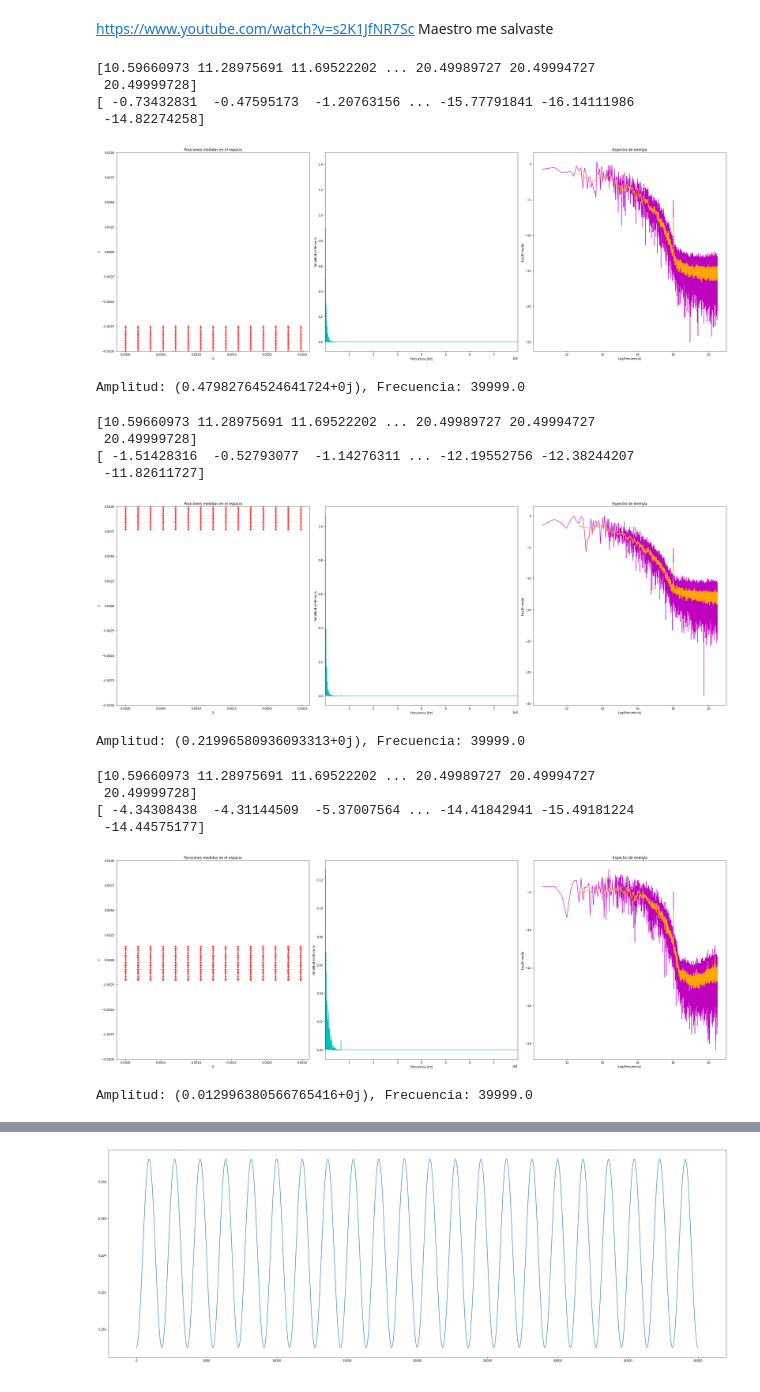
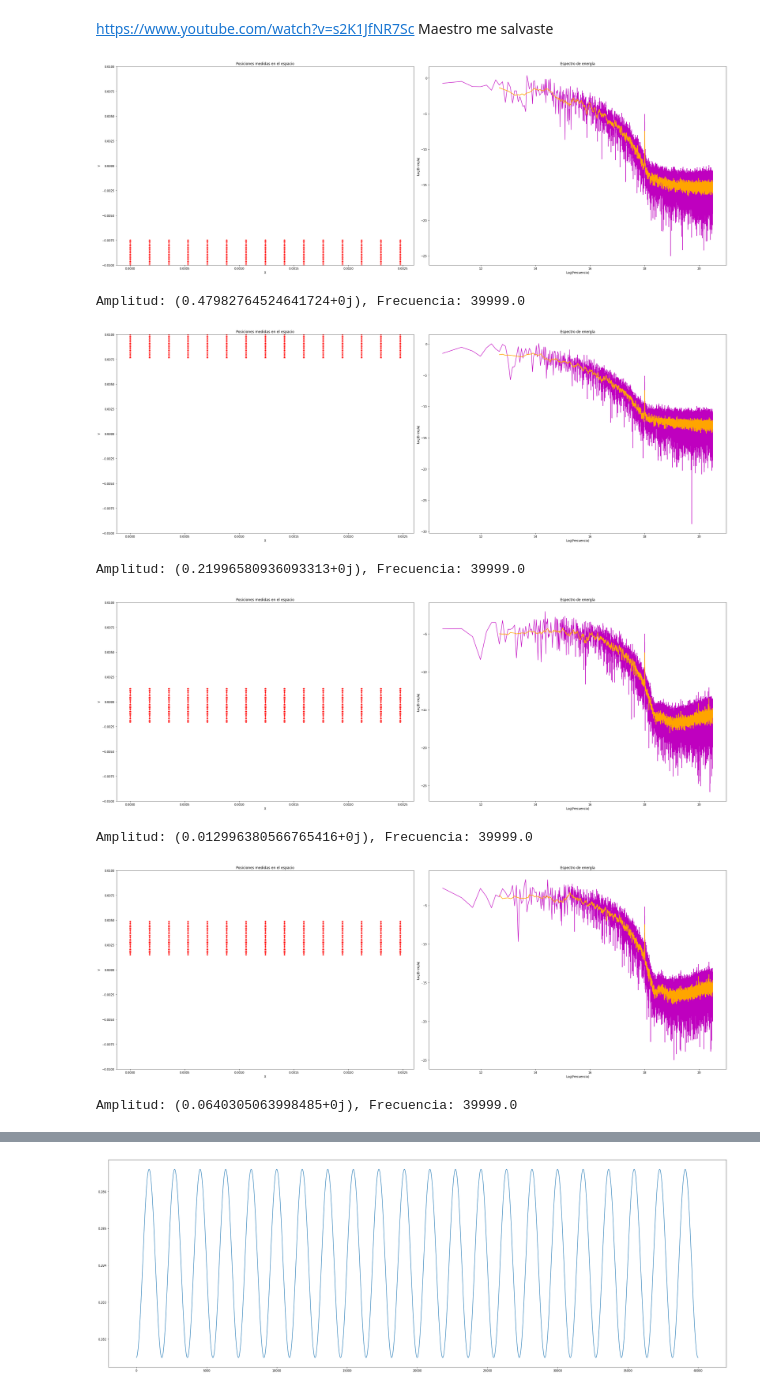
Before and after one commit to AlonsoEspinoza8/Proyecto-ICH1104, a Jupyter notebook: proyecto.ipynb, the cells around one changed output, grey strips where cells are left out. Saved outputs shown, nothing was run; the diff lists cells and outputs as text; code cells hidden in the pictures.

```diff
--- a/proyecto.ipynb
+++ b/proyecto.ipynb
@@ -330,15 +355,14 @@ https://www.youtube.com/watch?v=s2K1JfNR7Sc Maestro me salvaste
 def fourier_transform(zone):
     # upper y lower me definirán las zonas donde tenemos que estar
 
-    if zone == "pared inferior":
-        upper = 115
-        lower = 115 - 15
-    elif zone == "pared superior":
-        upper = 15
-        lower = 0
-    elif zone == "medio":
-        upper = 70
-        lower = 50
+    zonas = {"pared inferior": (115-15, 115),
+             "pared superior": (0, 15),
+             "medio": (50, 70),
+             "intermedio superior": (30, 50),
+             "intermedio inferior": (80, 100),
+             "todo espacio": (0, 115)}
+
+    lower, upper = zonas[zone][0], zonas[zone][1]
 
     # Tenemos que crear submatrices de las matrices x e y
     sub_y = y[lower:upper]
@@ -354,69 +378,53 @@ def fourier_transform(zone):
 
     # Ahora hay que calcular la transformada de Fourier
 
     f = vel
     n = len(vel)
     dt = 1/39999
     fhat = np.fft.fft(f, n)
     psd = fhat * np.conj(fhat) / n # Amplitud
     freq = (1/dt) * np.arange(n) # Frecuencia
     L = np.arange(1, np.floor(n/2), dtype="int")
 
     # Graficar la transformada de Fourier y la zona en la cual la estamos calculando
 
-    fig, ax = plt.subplots(1, 3)
+    fig, ax = plt.subplots(1, 2)
 
     ax[0].plot(sub_x, sub_y,'r*')
     ax[0].set_title("Posiciones medidas en el espacio")
     ax[0].set_xlabel("X")
     ax[0].set_ylabel("Y")
     ax[0].set_ylim(-0.01, 0.01)
 
-    ax[1].plot(freq[L], psd[L], color="c")
-    ax[1].set_xlabel("Frecuencia [Hz]")
-    ax[1].set_ylabel("Amplitud de Energía")
-    ax[1].set_xlim(freq[L[0]], freq[L[-1]])
-
     # Ahora a graficar los logaritmos de estos datos
     filt = np.ones(15)/15
     smooth_log_psd = np.convolve(np.log(psd[L]), filt, mode="valid")
 
-    ax[2].plot(np.log(freq[L]), np.log(psd[L]), color="m")
-    ax[2].plot(np.log(freq[L])[7:-7], smooth_log_psd, color="orange", linewidth=2)
-    ax[2].set_xlabel("Log(Frecuencia)")
-    ax[2].set_ylabel("Log(Energía)")
-    ax[2].set_title("Espectro de energía")
-
-    print(np.log(freq[L]))
-    print(np.log(psd[L].real))
-
+    ax[1].plot(np.log(freq[L]), np.log(psd[L]), color="m")
+    ax[1].plot(np.log(freq[L])[7:-7], smooth_log_psd, color="orange", linewidth=2)
+    ax[1].set_xlabel("Log(Frecuencia)")
+    ax[1].set_ylabel("Log(Energía)")
+    ax[1].set_title("Espectro de energía")
     plt.show()
 
     print(f"Amplitud: {psd[1]}, Frecuencia: {freq[1]}")
 
 fourier_transform("pared inferior")
 # %% [output]
+[figure, new version]
-[10.59660973 11.28975691 11.69522202 ... 20.49989727 20.49994727
- 20.49999728]
-[ -0.73432831  -0.47595173  -1.20763156 ... -15.77791841 -16.14111986
- -14.82274258]
+Amplitud: (0.47982764524641724+0j), Frecuencia: 39999.0
-[figure, old version]
-Amplitud: (0.47982764524641724+0j), Frecuencia: 39999.0
 # %%
 fourier_transform("pared superior")
 # %% [output]
+[figure, new version]
-[10.59660973 11.28975691 11.69522202 ... 20.49989727 20.49994727
- 20.49999728]
-[ -1.51428316  -0.52793077  -1.14276311 ... -12.19552756 -12.38244207
- -11.82611727]
+Amplitud: (0.21996580936093313+0j), Frecuencia: 39999.0
-[figure, old version]
-Amplitud: (0.21996580936093313+0j), Frecuencia: 39999.0
 # %%
 fourier_transform("medio")
 # %% [output]
+[figure, new version]
-[10.59660973 11.28975691 11.69522202 ... 20.49989727 20.49994727
- 20.49999728]
-[ -4.34308438  -4.31144509  -5.37007564 ... -14.41842941 -15.49181224
- -14.44575177]
+Amplitud: (0.012996380566765416+0j), Frecuencia: 39999.0
-[figure, old version]
-Amplitud: (0.012996380566765416+0j), Frecuencia: 39999.0
+# %%
+fourier_transform("intermedio superior")
+# %% [output]
+[figure, added]
+Amplitud: (0.0640305063998485+0j), Frecuencia: 39999.0
```
Also changed, not shown: parts of 9 cells of this notebook.
